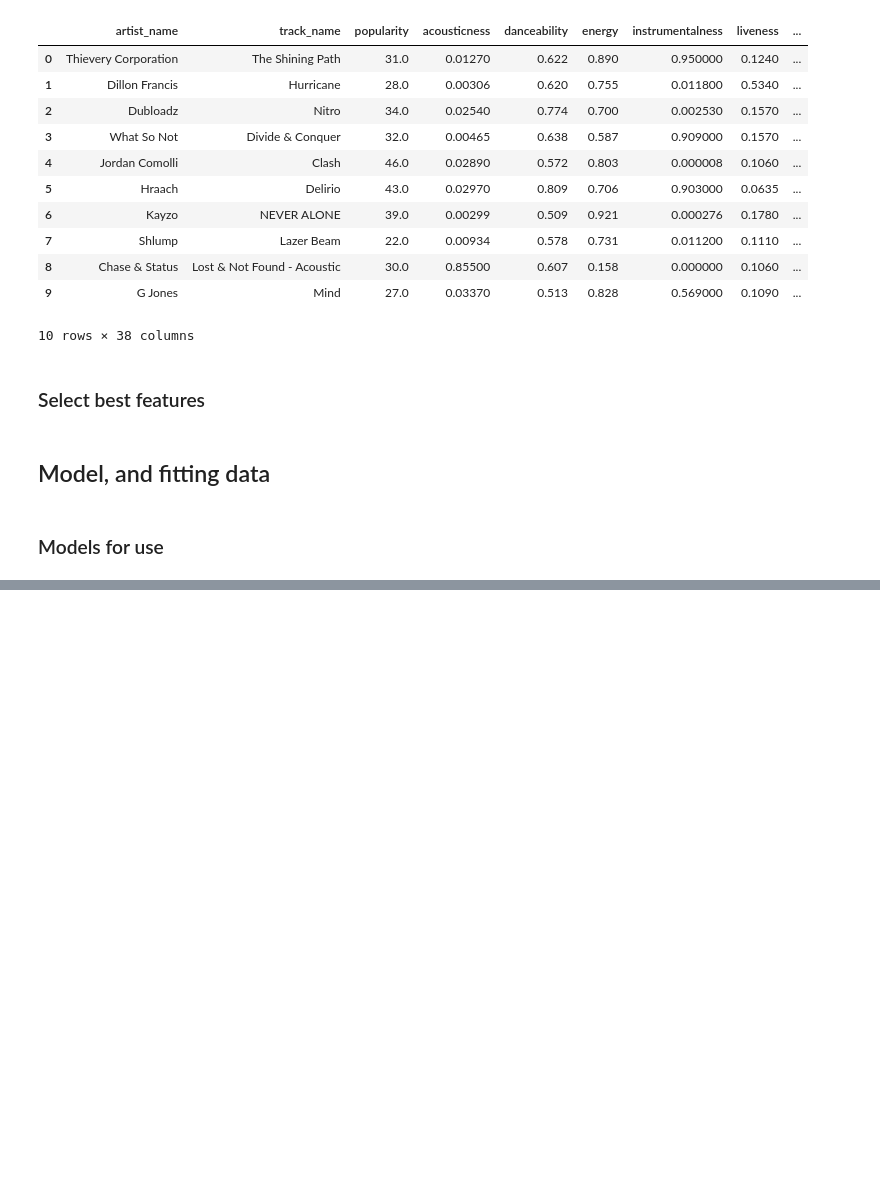
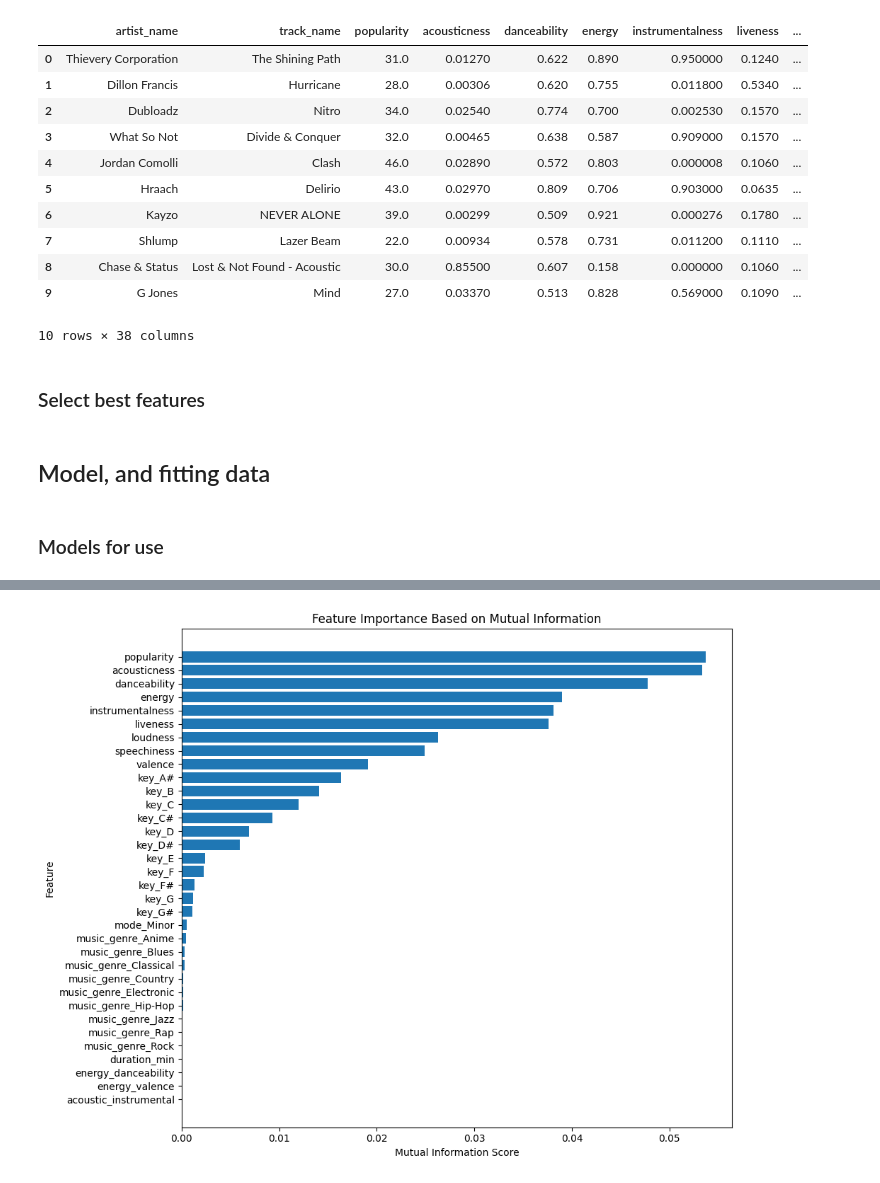
Before and after one commit to ssungan/music_ml, a Jupyter notebook: udita/recommendation_of_music.ipynb, the cells around one changed output, grey strips where cells are left out. Cells and saved outputs as stored; diff of their text form; code cells hidden in the pictures; blank space fills up the shorter version.

```diff
--- a/udita/recommendation_of_music.ipynb
+++ b/udita/recommendation_of_music.ipynb
@@ -799,9 +819,16 @@ plt.show()
 # %%
 # Mutual info
-mutual_info_all = mutual_info_classif(X_train, y_train)
+
+# discrete/categorical features
+discrete_features = X.columns.str.startswith(('key_', 'mode_', 'music_'))
+mutual_info_all = mutual_info_classif(
+    X, y,
+    discrete_features=discrete_features,
+    random_state=_RANDOM_STATE
+)
 mutual_info_all = pd.Series(mutual_info_all)
-mutual_info_all.index = X_train.columns
+mutual_info_all.index = X.columns
 mutual_info_all.sort_values(ascending=False, inplace=True)
 
-print(f"Mutual info about train data: {mutual_info_all}")
+print(f"Mutual info on whole data: \n{mutual_info_all}")
 # %% [output]
@@ -828,0 +852,20 @@ dtype: float64
+# %%
+mi_df = pd.DataFrame({
+    'Feature': X.columns,
+    'MI Score': mutual_info_all
+})
+
+mi_df = mi_df.sort_values(by='MI Score', ascending=False)
+
+plt.figure(figsize=(10, 8))
+plt.barh(mi_df['Feature'], mi_df['MI Score'])
+
+plt.xlabel("Mutual Information Score")
+plt.ylabel("Feature")
+plt.title("Feature Importance Based on Mutual Information")
+
+plt.gca().invert_yaxis()
+plt.tight_layout()
+plt.show()
+# %% [output]
+[figure, added]
```
Also changed, not shown: parts of 8 cells of this notebook.
